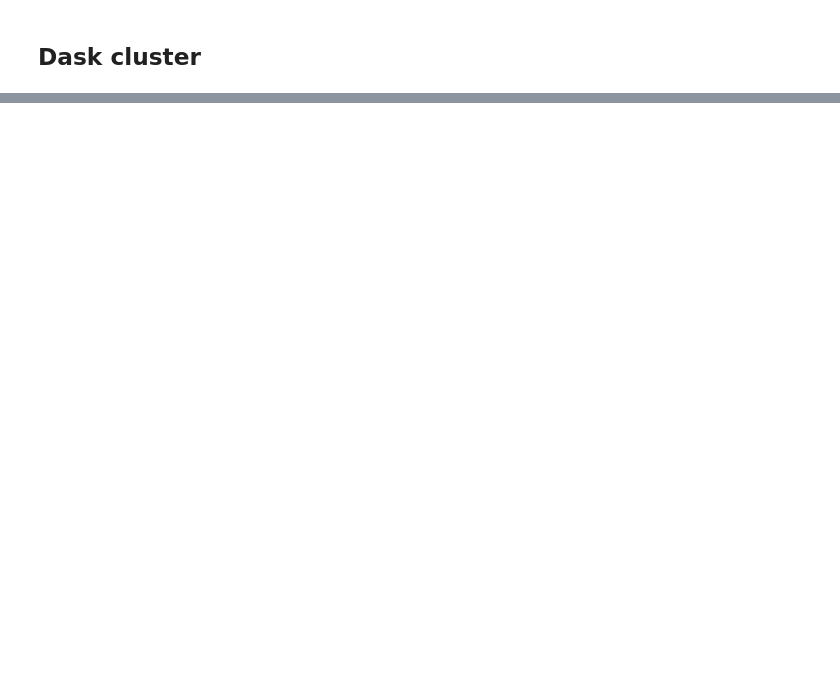
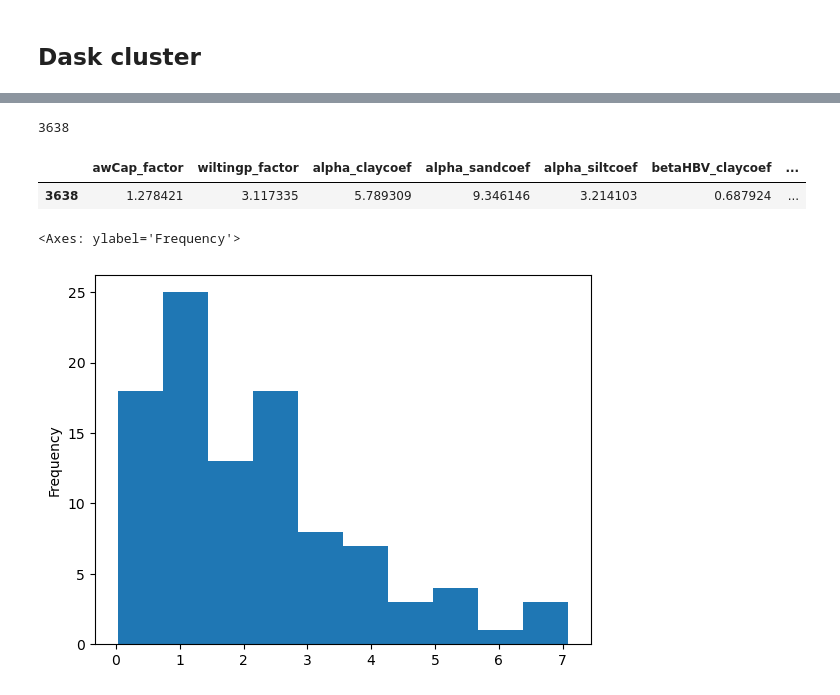
Before and after one commit to david0811/lafferty-etal-2024-tbd, a Jupyter notebook: code/99_WBM_precalibration.ipynb, the cells around one changed output, grey strips where cells are left out. Cells and saved outputs as stored; diff of their text form; code cells hidden in the pictures; blank space fills up the shorter version.

```diff
--- a/code/99_WBM_precalibration.ipynb
+++ b/code/99_WBM_precalibration.ipynb
@@ -385,0 +559,27 @@ plt.imshow(out[:,:,100])
+# %%
+# Get MSE
+def calculate_error_metrics(project_dir, store_dir, iparam):
+    try:
+        # Read observations
+        smap_obs = np.load(f'{project_dir}/WBM/precalibration/centralUS/smap_obs.npy')
+
+        # Read simulation
+        sim_tmp = np.load(f'{store_dir}/{str(iparam)}.npy')
+
+        # Global MSE (skipping first 100 days)
+        return np.nanmean((sim_tmp[:,:,100:] - smap_obs[:,:,100:])**2)
+    except Exception as e:
+         with open(f'storage/work/dcl5300/current_projects/wbm_soilM_crop_uc_lafferty-etal-2024-tbd/code/logs/{str(iparam)}.txt', 'w') as f:
+            f.write(str(e))
+            return None
+
+delayed = []
+
+for iparam in range(4000):
+    tmp = dask.delayed(calculate_error_metrics)(project_dir = project_dir,
+                                                store_dir = store_dir,
+                                                iparam = iparam)
+    delayed.append(tmp)
+# %%
+%%time
+mse_all = dask.compute(*delayed)
@@ -385,0 +589,22 @@ plt.imshow(out[:,:,100])
+# %%
+# Single best parameter combo
+i_best = np.argmin(mse_all)
+
+# Top N parameter combos
+n_cutoff = 100
+i_top = np.argpartition(mse_all, n_cutoff)[:n_cutoff]
+# %%
+i_best
+# %% [output]
+3638
+# %%
+df_param = pd.read_csv(f'{project_dir}/WBM/precalibration/centralUS/params.csv')
+df_param[df_param.iparam == i_best]
+# %% [output]
+|  | awCap_factor | wiltingp_factor | alpha_claycoef | alpha_sandcoef | alpha_siltcoef | betaHBV_claycoef | ... |
+| 3638 | 1.278421 | 3.117335 | 5.789309 | 9.346146 | 3.214103 | 0.687924 | ... |
+# %%
+df_param[df_param.iparam.isin(i_top)]['betaHBV_siltcoef'].plot(kind='hist')
+# %% [output]
+<Axes: ylabel='Frequency'>
+[figure, added]
```
Also changed, not shown: parts of 45 cells of this notebook, 2 other files.
